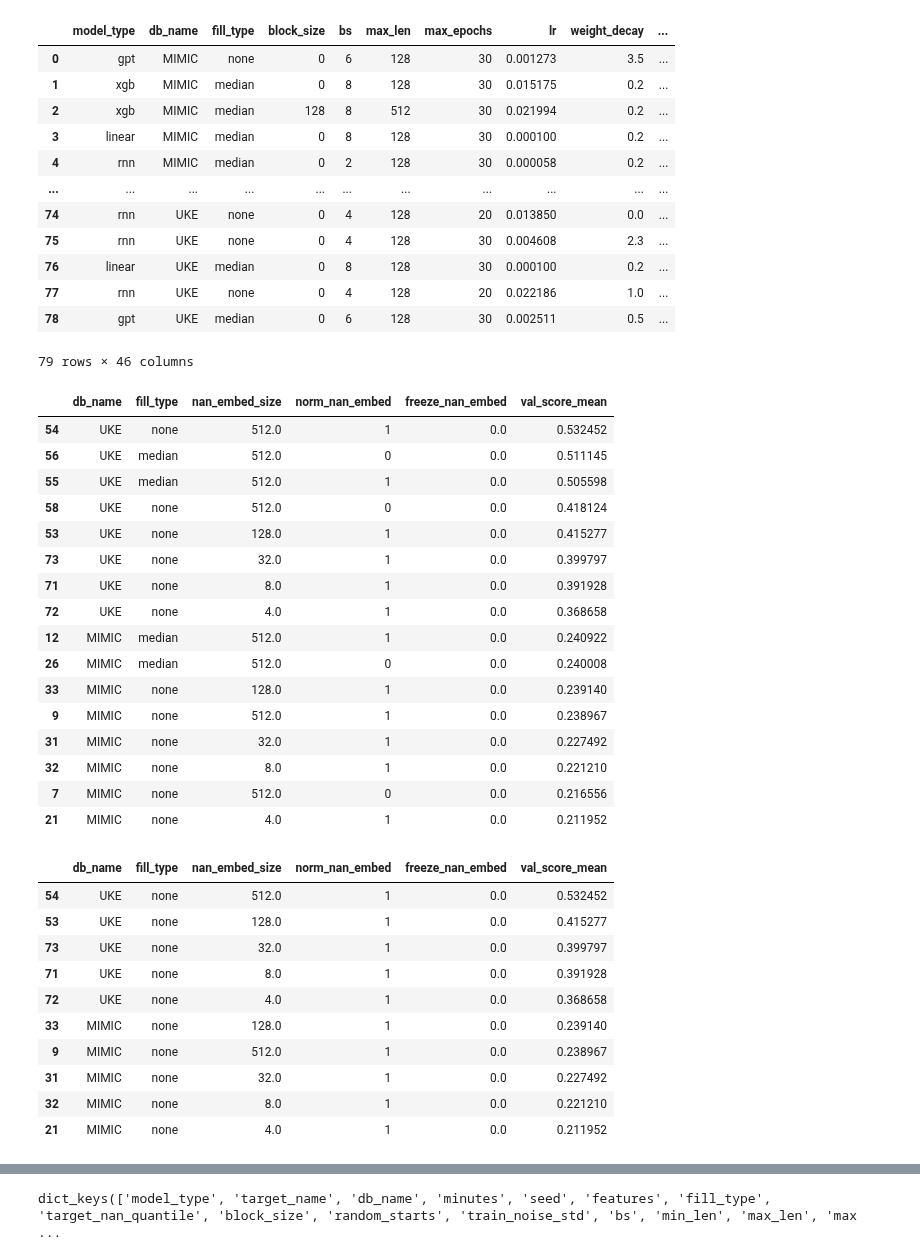
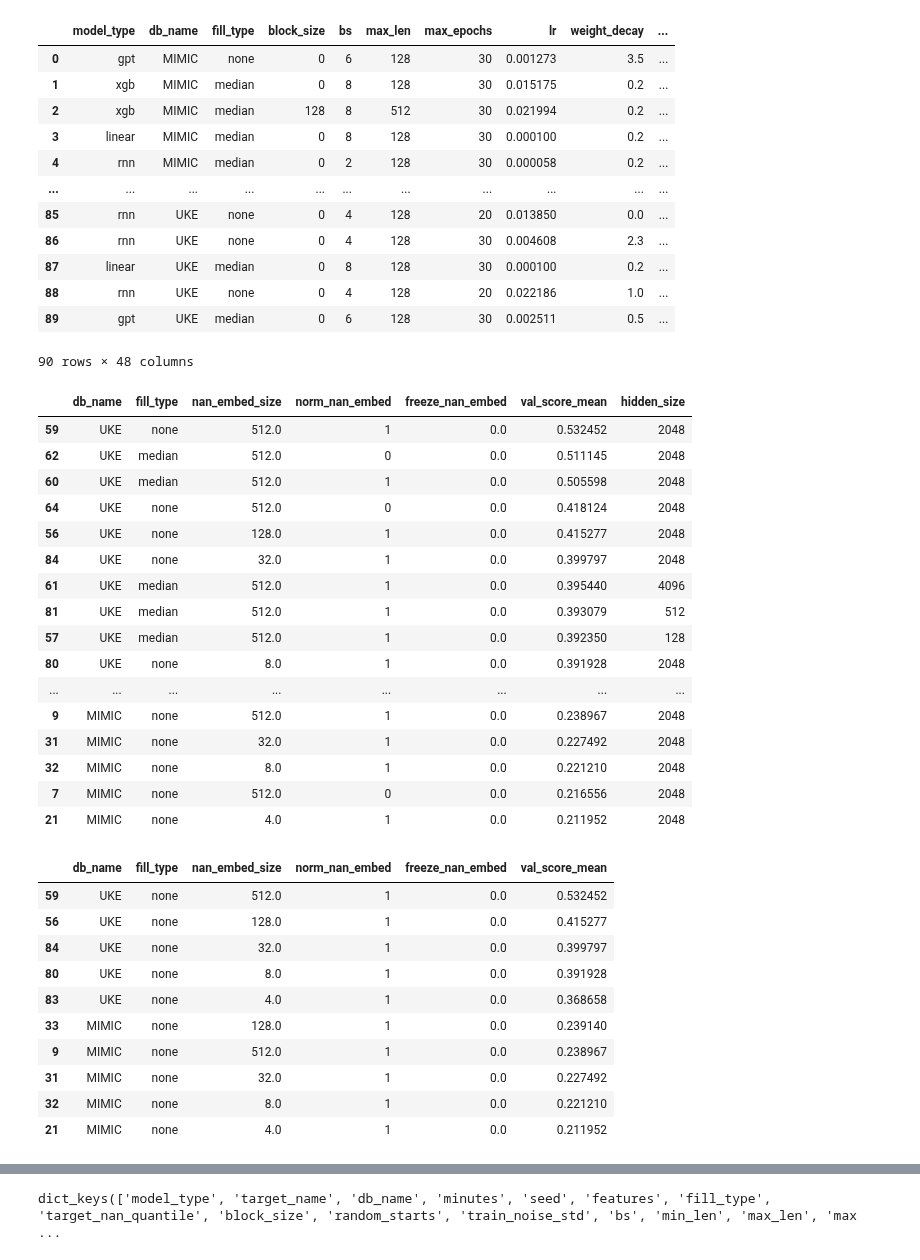
Before and after one commit to NotNANtoN/icp_prediction, a Jupyter notebook: analyze_tunings.ipynb, the cells around one changed output, grey strips where cells are left out. Cells and saved outputs as stored; diff of their text form; code cells hidden in the pictures.

```diff
--- a/analyze_tunings.ipynb
+++ b/analyze_tunings.ipynb
@@ -58,6 +58,8 @@ all_cfgs_df = pd.DataFrame(all_cfgs)
 all_df = pd.concat([all_cfgs_df.reset_index(drop=True), all_best_params_df.reset_index(drop=True)], axis=1)
 # drop all coumns that contain only one unique value
 all_df.drop(columns=all_df.nunique()[all_df.nunique()<=1].index, inplace=True)
+# set reduction factor NaNs to 16
+all_df.loc[all_df["reduction_factor"] == "NaN", "reduction_factor"] = 16
 # %%
 all_df
 # %% [output]
@@ -68,34 +70,34 @@ all_df
 | 3 | linear | MIMIC | median | 0 | 8 | 128 | 30 | 0.000100 | 0.2 | ... |
 | 4 | rnn | MIMIC | median | 0 | 2 | 128 | 30 | 0.000058 | 0.2 | ... |
 | ... | ... | ... | ... | ... | ... | ... | ... | ... | ... | ... |
-| 74 | rnn | UKE | none | 0 | 4 | 128 | 20 | 0.013850 | 0.0 | ... |
-| 75 | rnn | UKE | none | 0 | 4 | 128 | 30 | 0.004608 | 2.3 | ... |
-| 76 | linear | UKE | median | 0 | 8 | 128 | 30 | 0.000100 | 0.2 | ... |
-| 77 | rnn | UKE | none | 0 | 4 | 128 | 20 | 0.022186 | 1.0 | ... |
-| 78 | gpt | UKE | median | 0 | 6 | 128 | 30 | 0.002511 | 0.5 | ... |
+| 85 | rnn | UKE | none | 0 | 4 | 128 | 20 | 0.013850 | 0.0 | ... |
+| 86 | rnn | UKE | none | 0 | 4 | 128 | 30 | 0.004608 | 2.3 | ... |
+| 87 | linear | UKE | median | 0 | 8 | 128 | 30 | 0.000100 | 0.2 | ... |
+| 88 | rnn | UKE | none | 0 | 4 | 128 | 20 | 0.022186 | 1.0 | ... |
+| 89 | gpt | UKE | median | 0 | 6 | 128 | 30 | 0.002511 | 0.5 | ... |
-79 rows × 46 columns
+90 rows × 48 columns
 # %%
 mlps = all_df[all_df["model_type"]=="mlp"].sort_values("val_score_mean", ascending=False)
 mlps[["db_name", "fill_type", "nan_embed_size",
-                     "norm_nan_embed", "freeze_nan_embed", "val_score_mean"]]
+                     "norm_nan_embed", "freeze_nan_embed", "val_score_mean", "hidden_size"]]
 # %% [output]
-|  | db_name | fill_type | nan_embed_size | norm_nan_embed | freeze_nan_embed | val_score_mean |
-| 54 | UKE | none | 512.0 | 1 | 0.0 | 0.532452 |
-| 56 | UKE | median | 512.0 | 0 | 0.0 | 0.511145 |
-| 55 | UKE | median | 512.0 | 1 | 0.0 | 0.505598 |
-| 58 | UKE | none | 512.0 | 0 | 0.0 | 0.418124 |
-| 53 | UKE | none | 128.0 | 1 | 0.0 | 0.415277 |
-| 73 | UKE | none | 32.0 | 1 | 0.0 | 0.399797 |
-| 71 | UKE | none | 8.0 | 1 | 0.0 | 0.391928 |
-| 72 | UKE | none | 4.0 | 1 | 0.0 | 0.368658 |
-| 12 | MIMIC | median | 512.0 | 1 | 0.0 | 0.240922 |
-| 26 | MIMIC | median | 512.0 | 0 | 0.0 | 0.240008 |
-| 33 | MIMIC | none | 128.0 | 1 | 0.0 | 0.239140 |
-| 9 | MIMIC | none | 512.0 | 1 | 0.0 | 0.238967 |
-| 31 | MIMIC | none | 32.0 | 1 | 0.0 | 0.227492 |
-| 32 | MIMIC | none | 8.0 | 1 | 0.0 | 0.221210 |
-| 7 | MIMIC | none | 512.0 | 0 | 0.0 | 0.216556 |
-| 21 | MIMIC | none | 4.0 | 1 | 0.0 | 0.211952 |
+|  | db_name | fill_type | nan_embed_size | norm_nan_embed | freeze_nan_embed | val_score_mean | hidden_size |
+| 59 | UKE | none | 512.0 | 1 | 0.0 | 0.532452 | 2048 |
+| 62 | UKE | median | 512.0 | 0 | 0.0 | 0.511145 | 2048 |
+| 60 | UKE | median | 512.0 | 1 | 0.0 | 0.505598 | 2048 |
+| 64 | UKE | none | 512.0 | 0 | 0.0 | 0.418124 | 2048 |
+| 56 | UKE | none | 128.0 | 1 | 0.0 | 0.415277 | 2048 |
+| 84 | UKE | none | 32.0 | 1 | 0.0 | 0.399797 | 2048 |
+| 61 | UKE | median | 512.0 | 1 | 0.0 | 0.395440 | 4096 |
+| 81 | UKE | median | 512.0 | 1 | 0.0 | 0.393079 | 512 |
+| 57 | UKE | median | 512.0 | 1 | 0.0 | 0.392350 | 128 |
+| 80 | UKE | none | 8.0 | 1 | 0.0 | 0.391928 | 2048 |
+| ... | ... | ... | ... | ... | ... | ... | ... |
+| 9 | MIMIC | none | 512.0 | 1 | 0.0 | 0.238967 | 2048 |
+| 31 | MIMIC | none | 32.0 | 1 | 0.0 | 0.227492 | 2048 |
+| 32 | MIMIC | none | 8.0 | 1 | 0.0 | 0.221210 | 2048 |
+| 7 | MIMIC | none | 512.0 | 0 | 0.0 | 0.216556 | 2048 |
+| 21 | MIMIC | none | 4.0 | 1 | 0.0 | 0.211952 | 2048 |
 # %%
 nan_embeds = all_df.dropna(subset=["nan_embed_size"])
 nan_embeds = nan_embeds[nan_embeds["model_type"] =="mlp"]
@@ -107,11 +109,11 @@ reduced = nan_embeds[["db_name", "fill_type", "nan_embed_size",
 reduced.sort_values(by=["val_score_mean"], ascending=False, inplace=False)
 # %% [output]
 |  | db_name | fill_type | nan_embed_size | norm_nan_embed | freeze_nan_embed | val_score_mean |
-| 54 | UKE | none | 512.0 | 1 | 0.0 | 0.532452 |
-| 53 | UKE | none | 128.0 | 1 | 0.0 | 0.415277 |
-| 73 | UKE | none | 32.0 | 1 | 0.0 | 0.399797 |
-| 71 | UKE | none | 8.0 | 1 | 0.0 | 0.391928 |
-| 72 | UKE | none | 4.0 | 1 | 0.0 | 0.368658 |
+| 59 | UKE | none | 512.0 | 1 | 0.0 | 0.532452 |
+| 56 | UKE | none | 128.0 | 1 | 0.0 | 0.415277 |
+| 84 | UKE | none | 32.0 | 1 | 0.0 | 0.399797 |
+| 80 | UKE | none | 8.0 | 1 | 0.0 | 0.391928 |
+| 83 | UKE | none | 4.0 | 1 | 0.0 | 0.368658 |
 | 33 | MIMIC | none | 128.0 | 1 | 0.0 | 0.239140 |
 | 9 | MIMIC | none | 512.0 | 1 | 0.0 | 0.238967 |
 | 31 | MIMIC | none | 32.0 | 1 | 0.0 | 0.227492 |
```
Also changed, not shown: parts of 20 cells of this notebook, 5 other files.
